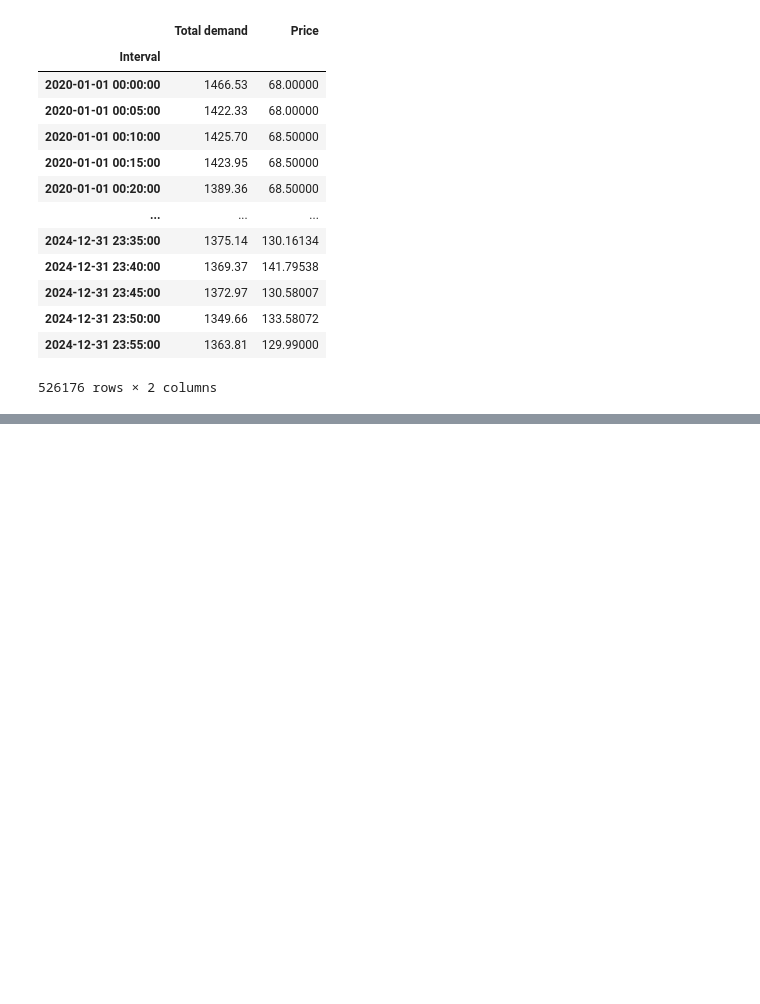
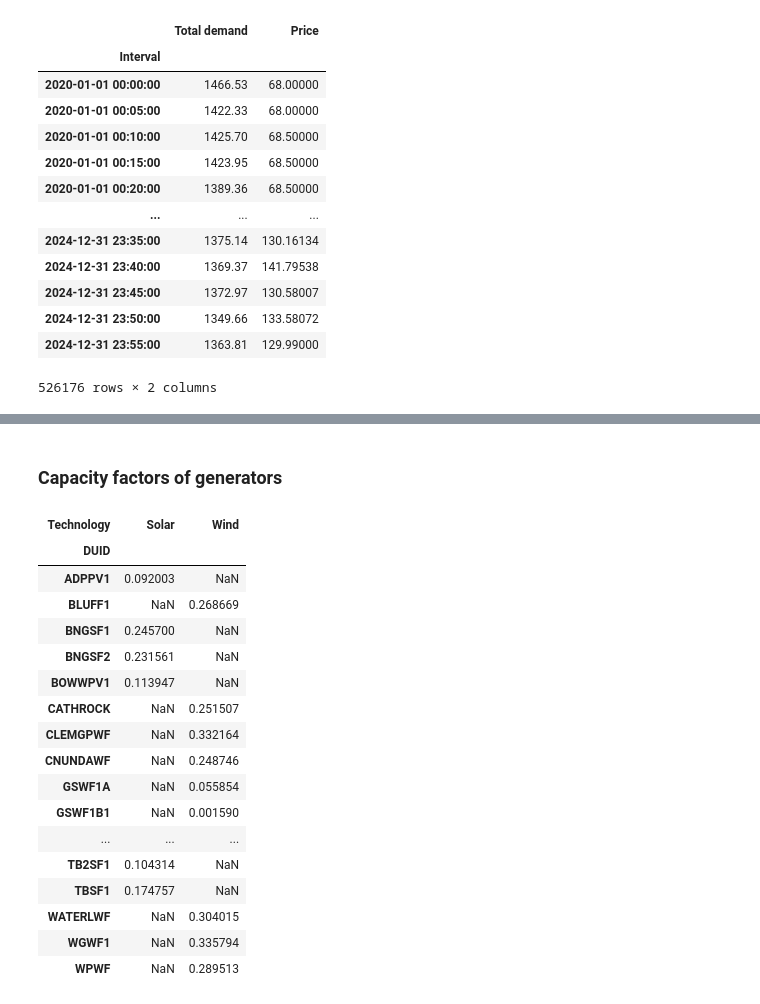
Before and after one commit to MarkusMannheim/contract_modelling, a Jupyter notebook: contract_modelling.ipynb, the cells around one changed output, grey strips where cells are left out. Cells and saved outputs as stored; diff of their text form; code cells hidden in the pictures; blank space fills up the shorter version.

```diff
--- a/contract_modelling.ipynb
+++ b/contract_modelling.ipynb
@@ -181,0 +251,73 @@ for duid in gen_info.index:
+# %% [markdown]
+### Capacity factors of generators
+# %%
+sa_duid_data.pivot_table(
+    index="DUID",
+    columns="Technology",
+    values="Relative output",
+    aggfunc="mean"
+)
+
+# Plot states outline
+marker_sizes = np.sqrt(sa_gen_geo["Maximum capacity"] / np.pi)
+fig, ax = plt.subplots(
+    figsize=(9, 6.75),
+    tight_layout=True)
+sa_gen_geo.plot(
+    "Technology",
+    cmap=mpl.colors.ListedColormap(["C1", "C0"]),
+    markersize=(
+        (np.sqrt(sa_gen_geo["Maximum capacity"] / np.pi) - marker_sizes.min()) /
+        (marker_sizes.max() - marker_sizes.min()) * 300 + 10),
+    alpha=.8,
+    edgecolor="white",
+    ax=ax,
+    legend=True)
+label_data = sa_gen_geo.loc[["NBHWF1", "SNOWNTH1", "LKBONNY2", "GSWF1B1", "PAREPW1"]].copy()
+for x, y, label in zip(
+    label_data["geometry"].x,
+    label_data["geometry"].y,
+    label_data["Name"]):
+    ax.annotate(
+        label,
+        xy=(x, y),
+        xytext=(x + (.7 if "Snowtown" not in label else - .7), y),
+        fontsize="small",
+        ha=("left" if "Snowtown" not in label else "right"),
+        va="center",
+        arrowprops=dict(
+            color="white",
+            width=2,
+            headwidth=8,
+            headlength=8,
+            shrink=0.3))
+limits = ax.get_xlim(), ax.get_ylim()
+states.boundary.plot(
+    color="silver",
+    linestyle="--",
+    ax=ax)
+plt.xlim(limits[0][0], limits[0][1])
+plt.ylim(limits[1][0], limits[1][1])
+ax.set_axis_off()
+plt.savefig(
+    os.path.join(charts_dir, "sa_generator_locations.png"))
+plt.show()
+# %% [output]
+| Technology | Solar | Wind |
+| DUID |  |  |
+| ADPPV1 | 0.092003 | NaN |
+| BLUFF1 | NaN | 0.268669 |
+| BNGSF1 | 0.245700 | NaN |
+| BNGSF2 | 0.231561 | NaN |
+| BOWWPV1 | 0.113947 | NaN |
+| CATHROCK | NaN | 0.251507 |
+| CLEMGPWF | NaN | 0.332164 |
+| CNUNDAWF | NaN | 0.248746 |
+| GSWF1A | NaN | 0.055854 |
+| GSWF1B1 | NaN | 0.001590 |
+| ... | ... | ... |
+| TB2SF1 | 0.104314 | NaN |
+| TBSF1 | 0.174757 | NaN |
+| WATERLWF | NaN | 0.304015 |
+| WGWF1 | NaN | 0.335794 |
+| WPWF | NaN | 0.289513 |
```
Also changed, not shown: parts of 10 cells of this notebook, 7 other files.
